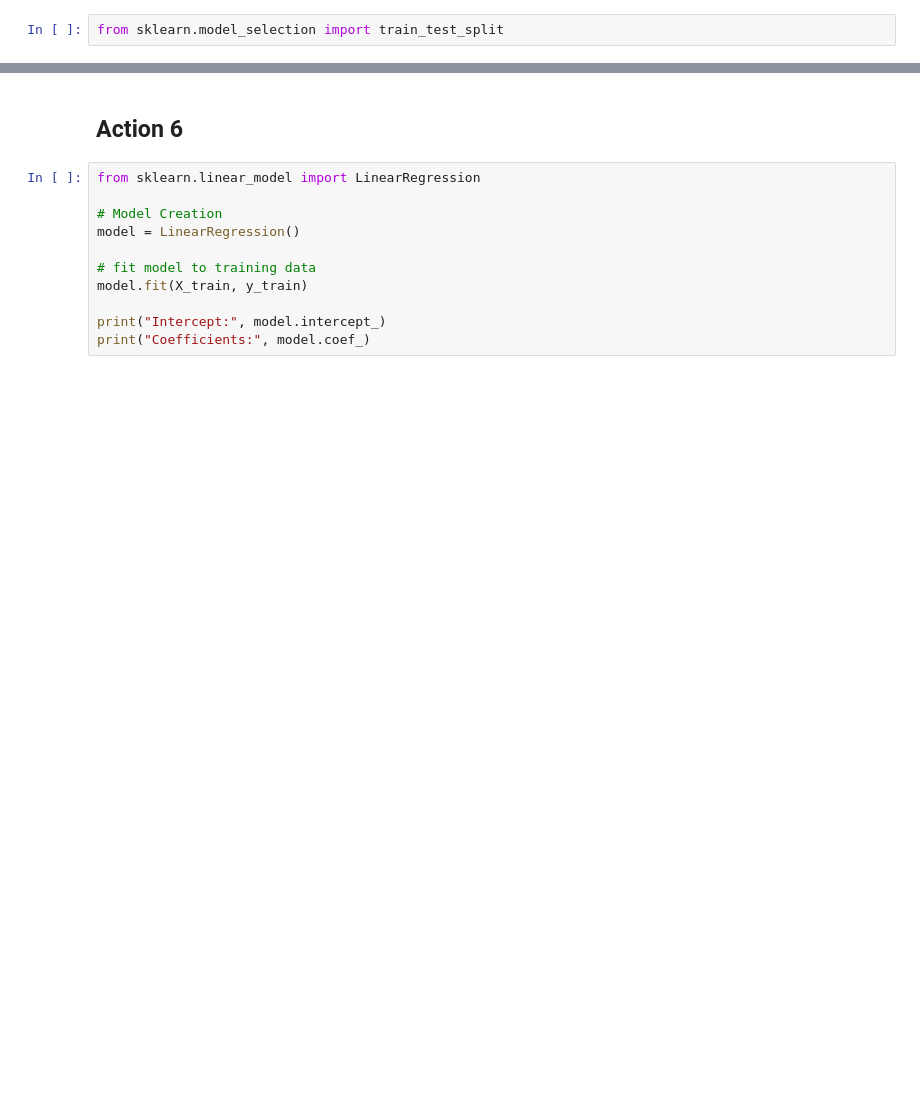
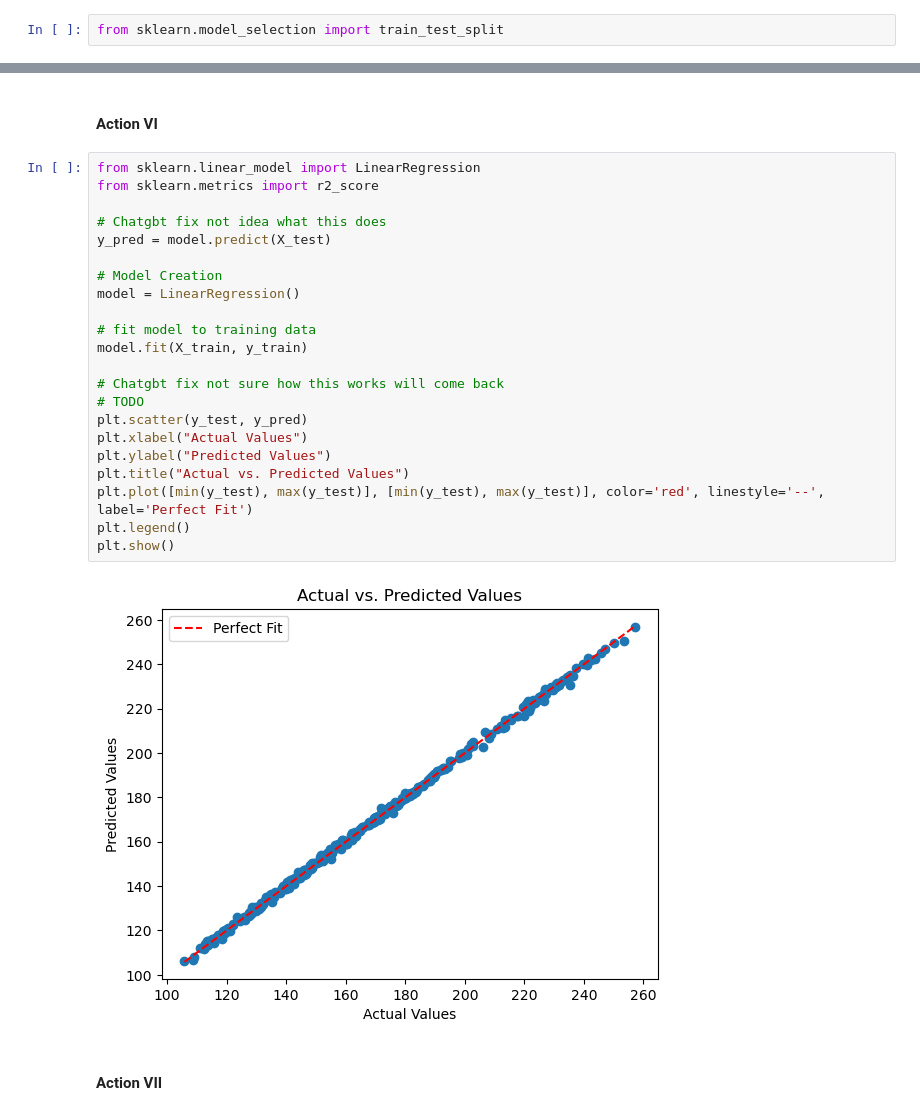
Before and after one commit to LoganShmogan/ml-techniques-stocks-clusters-asignment, a Jupyter notebook: task1LinearRegression.ipynb, the cells around one changed output, grey strips where cells are left out. Cells and saved outputs as stored; diff of their text form; blank space fills up the shorter version.

```diff
--- a/task1LinearRegression.ipynb
+++ b/task1LinearRegression.ipynb
@@ -107,13 +145,28 @@ print("Testing target shape:", y_test.shape)
 # %% [markdown]
-## Action 6
+#### Action VI
 # %%
 from sklearn.linear_model import LinearRegression
+from sklearn.metrics import r2_score
+
+# Chatgbt fix not idea what this does
+y_pred = model.predict(X_test)
 
 # Model Creation
 model = LinearRegression()
 
 # fit model to training data
 model.fit(X_train, y_train)
 
-print("Intercept:", model.intercept_)
-print("Coefficients:", model.coef_)
+# Chatgbt fix not sure how this works will come back
+# TODO
+plt.scatter(y_test, y_pred)
+plt.xlabel("Actual Values")
+plt.ylabel("Predicted Values")
+plt.title("Actual vs. Predicted Values")
+plt.plot([min(y_test), max(y_test)], [min(y_test), max(y_test)], color='red', linestyle='--', label='Perfect Fit')
+plt.legend()
+plt.show()
+# %% [output]
+[figure, added]
+# %% [markdown]
+#### Action VII
```
Also changed, not shown: parts of 16 cells of this notebook, 1 other file.
